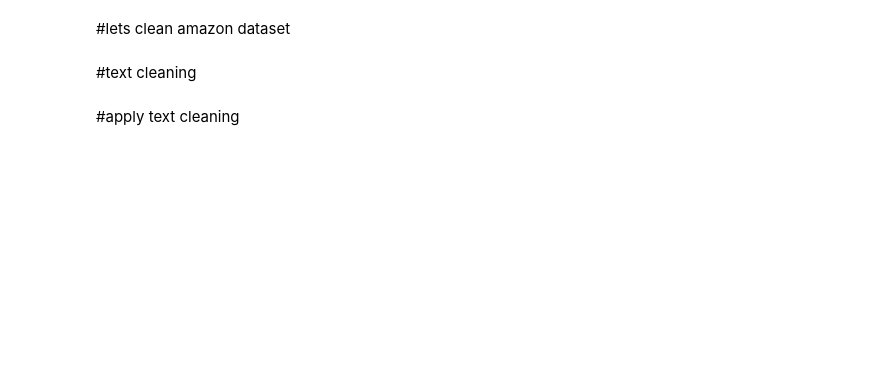
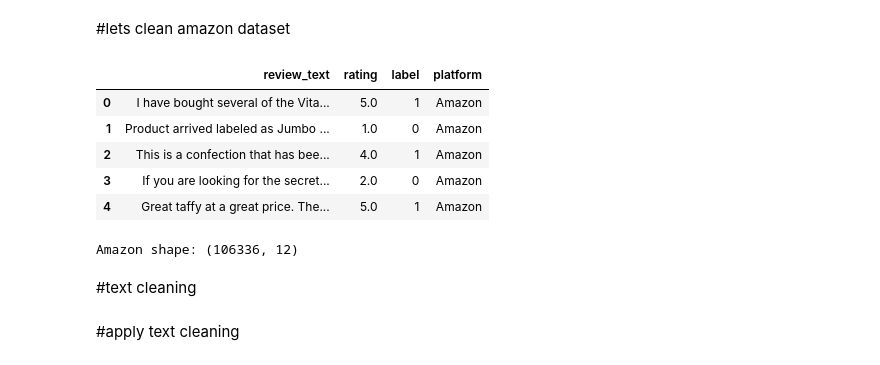
Before and after one commit to maratisiri/fake-review-analysis, a Jupyter notebook: flipkart_product_fake_review_sentimental_analysis (2).ipynb, the cells around one changed output. Drawn from its saved outputs; the diff is of its cells as text; code cells hidden in the pictures; blank space fills up the shorter version.

```diff
--- a/flipkart_product_fake_review_sentimental_analysis (2).ipynb
+++ b/flipkart_product_fake_review_sentimental_analysis (2).ipynb
@@ -88,35 +99,45 @@ print("Flipkart shape:", df_flipkart_data.shape)
 # %% [markdown]
 #lets clean amazon dataset
 # %%
+
+
 #4: lets Clean Amazon dataset
 df_amazon_data = df_amazon_raw.rename(columns={
     'ProductId': 'category',
     'Text': 'review_text',
     'Score': 'rating'
 })
 
 # Drop the  missing values of  rating or review_text
-df_amazon_data = df_amazon_data.dropna(subset=['rating', 'review_text'])
+df_amazon_data = df_amazon_data.dropna(subset=['rating', 'review_text']) #removes rows where review_text,rating are missing
 
 # make sure rating must be numeric
-df_amazon_data['rating'] = pd.to_numeric(df_amazon_data['rating'], errors='coerce')
+df_amazon_data['rating'] = pd.to_numeric(df_amazon_data['rating'], errors='coerce') #Converts values into numbers,#If conversion fails/ replace value with NaN
 df_amazon_data = df_amazon_data.dropna(subset=['rating'])
 
 # Map the rating (1-5) to sentiment label: 0=neg, 1=pos, 2=neutral
 def rating_to_label(score):
     if score <= 2:
         return 0      # negative sentiment
-    elif score == 3:
+    elif score == 3:-+
         return 2      # neutral sentiment
     else:
         return 1      # positive sentiment
 
-df_amazon_data['label'] = df_amazon_data['rating'].apply(rating_to_label)
+df_amazon_data['label'] = df_amazon_data['rating'].apply(rating_to_label) #Applies the function to each row
 
 df_amazon_data['platform'] = 'Amazon'
 
-display(df_amazon_data[['review_text','rating','label','platform']].head())
+display(df_amazon_data[['review_text','rating','label','platform']].head()) #shows first five rows
 print("Amazon shape:", df_amazon_data.shape)
+# %% [output]
+|  | review_text | rating | label | platform |
+| 0 | I have bought several of the Vita... | 5.0 | 1 | Amazon |
+| 1 | Product arrived labeled as Jumbo ... | 1.0 | 0 | Amazon |
+| 2 | This is a confection that has bee... | 4.0 | 1 | Amazon |
+| 3 | If you are looking for the secret... | 2.0 | 0 | Amazon |
+| 4 | Great taffy at a great price. The... | 5.0 | 1 | Amazon |
+Amazon shape: (106336, 12)
 # %% [markdown]
 #text cleaning
 # %%
```
Also changed, not shown: parts of 25 cells of this notebook.
